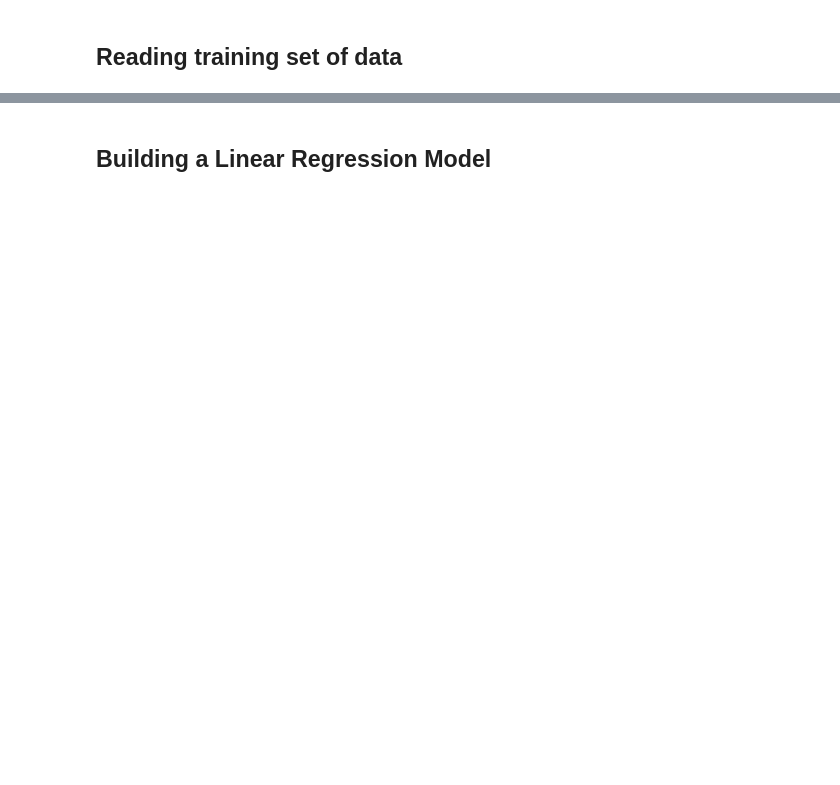
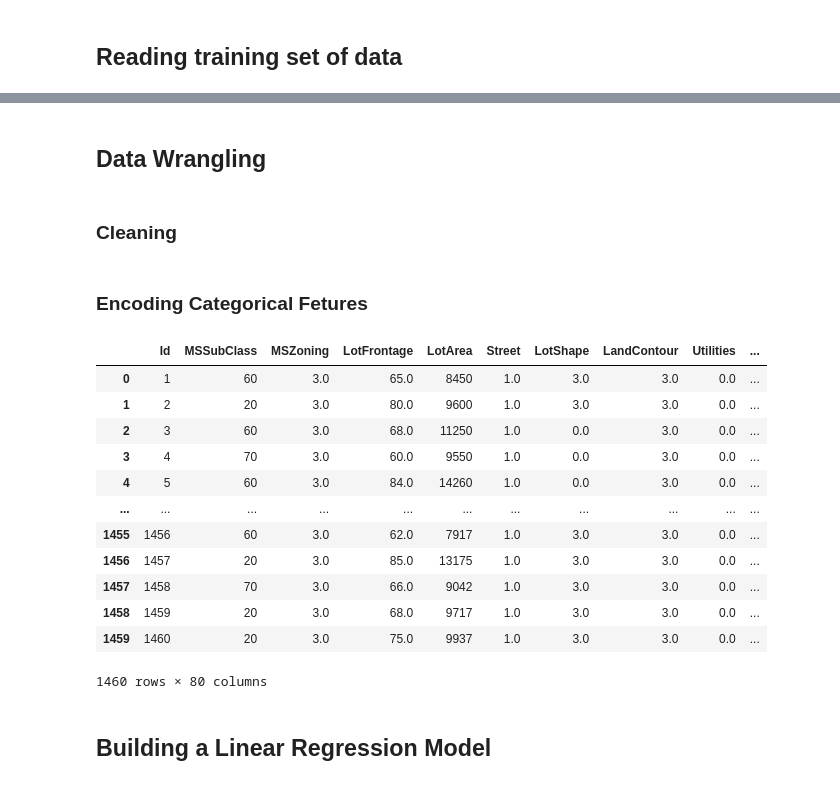
Before and after one commit to petermok-1213/house-price-regression, a Jupyter notebook: ipynb/linear_regression.ipynb, the cells around one changed output, grey strips where cells are left out. Saved outputs shown, nothing was run; the diff lists cells and outputs as text; code cells hidden in the pictures; blank space fills up the shorter version.

Commit message:
ADDED data wrangling section; incomplete

```diff
--- a/ipynb/linear_regression.ipynb
+++ b/ipynb/linear_regression.ipynb
@@ -33,2 +24,37 @@ Index(['Id', 'MSSubClass', 'MSZoning', 'LotFrontage', 'LotArea', 'Street',
+# %% [markdown]
+## Data Wrangling
+# %% [markdown]
+### Cleaning
+# %%
+# Dropping problematic column(s)
+training_set.drop(labels=['Alley'], axis=1, inplace=True)
+# %% [markdown]
+### Encoding Categorical Fetures
+# %%
+# !!! Nominal features are treated as Orinal !!!
+encoder = OrdinalEncoder()
+
+# Finding categorical columns and features
+categorical_columns = [column for column in training_set if isinstance(training_set[column][0], str)]
+categorical_features = training_set[categorical_columns]
+
+# Encoding categorical features into numerical value
+encoder.fit(categorical_features)
+training_set.loc[:, categorical_columns] = encoder.transform(categorical_features)
+training_set
+# %% [output]
+|  | Id | MSSubClass | MSZoning | LotFrontage | LotArea | Street | LotShape | LandContour | Utilities | ... |
+| 0 | 1 | 60 | 3.0 | 65.0 | 8450 | 1.0 | 3.0 | 3.0 | 0.0 | ... |
+| 1 | 2 | 20 | 3.0 | 80.0 | 9600 | 1.0 | 3.0 | 3.0 | 0.0 | ... |
+| 2 | 3 | 60 | 3.0 | 68.0 | 11250 | 1.0 | 0.0 | 3.0 | 0.0 | ... |
+| 3 | 4 | 70 | 3.0 | 60.0 | 9550 | 1.0 | 0.0 | 3.0 | 0.0 | ... |
+| 4 | 5 | 60 | 3.0 | 84.0 | 14260 | 1.0 | 0.0 | 3.0 | 0.0 | ... |
+| ... | ... | ... | ... | ... | ... | ... | ... | ... | ... | ... |
+| 1455 | 1456 | 60 | 3.0 | 62.0 | 7917 | 1.0 | 3.0 | 3.0 | 0.0 | ... |
+| 1456 | 1457 | 20 | 3.0 | 85.0 | 13175 | 1.0 | 3.0 | 3.0 | 0.0 | ... |
+| 1457 | 1458 | 70 | 3.0 | 66.0 | 9042 | 1.0 | 3.0 | 3.0 | 0.0 | ... |
+| 1458 | 1459 | 20 | 3.0 | 68.0 | 9717 | 1.0 | 3.0 | 3.0 | 0.0 | ... |
+| 1459 | 1460 | 20 | 3.0 | 75.0 | 9937 | 1.0 | 3.0 | 3.0 | 0.0 | ... |
+1460 rows × 80 columns
 # %% [markdown]
 ## Building a Linear Regression Model
```
Also changed, not shown: parts of 9 cells of this notebook.
